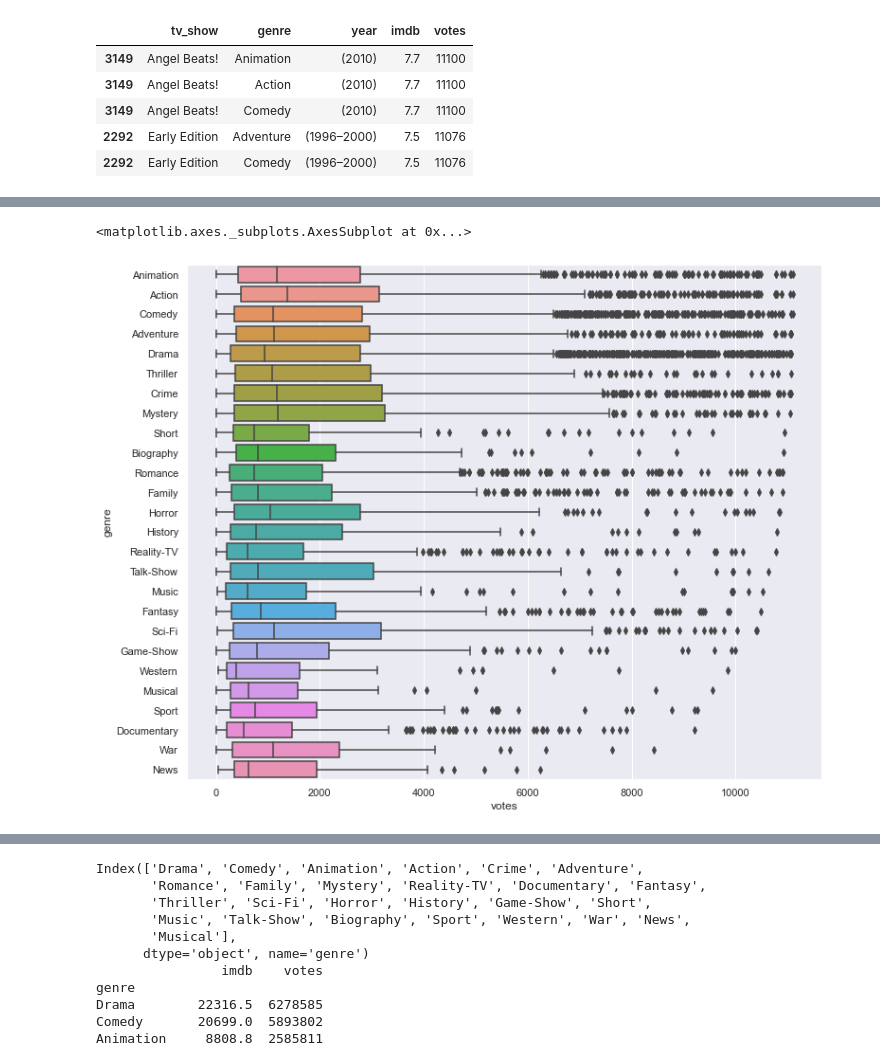
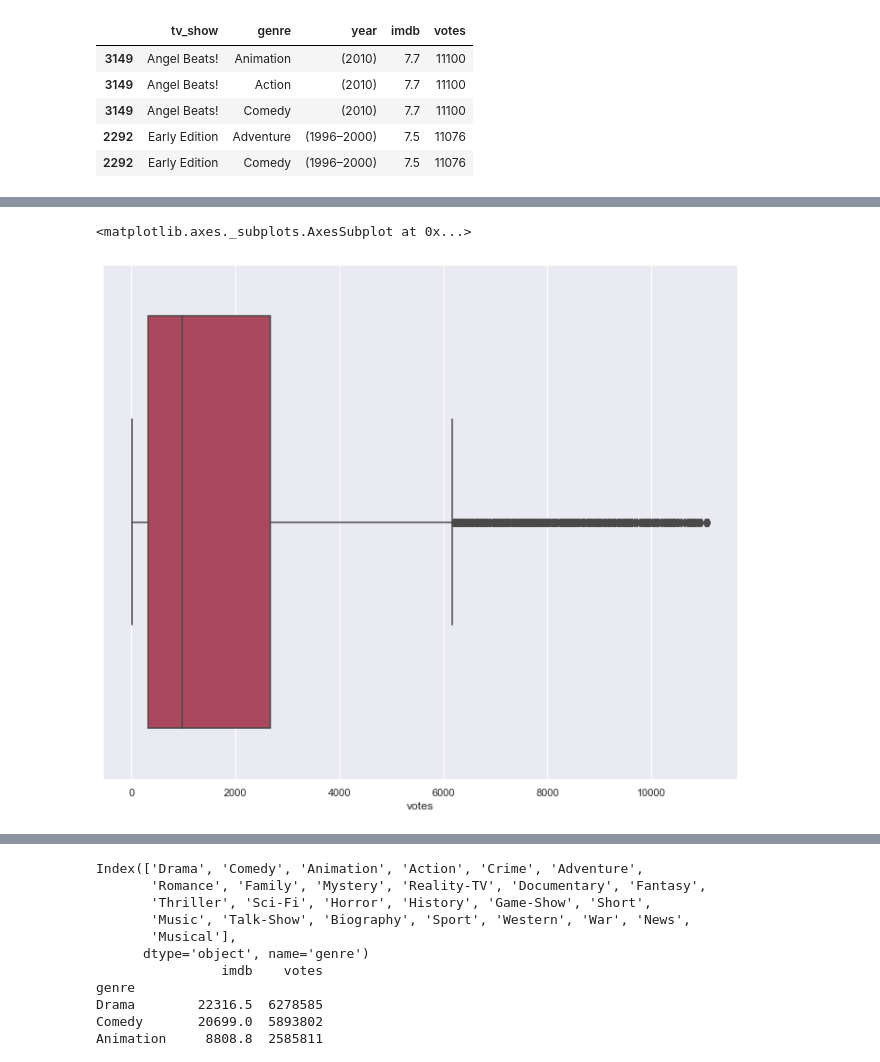
Before and after one commit to drrausch/Creating_Successful_Video_Content, a Jupyter notebook: EDA_TV_Show_Genres.ipynb, the cells around one changed output, grey strips where cells are left out. Saved outputs shown, nothing was run; the diff lists cells and outputs as text; code cells hidden in the pictures.

```diff
--- a/EDA_TV_Show_Genres.ipynb
+++ b/EDA_TV_Show_Genres.ipynb
@@ -625,6 +631,7 @@ imbd_tv_series_df_noutlier.head()
 | 2292 | Early Edition | Adventure | (1996–2000) | 7.5 | 11076 |
 | 2292 | Early Edition | Comedy | (1996–2000) | 7.5 | 11076 |
 # %%
+sns.set(rc={'figure.figsize':(12,10)})
 x1= imbd_tv_series_df_noutlier['imdb'].values
 mean1= imbd_tv_series_df_noutlier['imdb'].mean()
 
@@ -662,5 +679,5 @@ sns.lmplot(x= 'imdb', y= 'votes', data= imbd_tv_series_df_noutlier, height = 10)
 # %%
-sns.boxplot(x=imbd_tv_series_df_noutlier['votes'], y=imbd_tv_series_df_noutlier['genre'])
+sns.boxplot(x=imbd_tv_series_df_noutlier['votes'], palette="inferno")
 # %% [output]
 <matplotlib.axes._subplots.AxesSubplot at 0x...>
-[figure, old version]
+[figure, new version]
```
Also changed, not shown: parts of 60 cells of this notebook.
